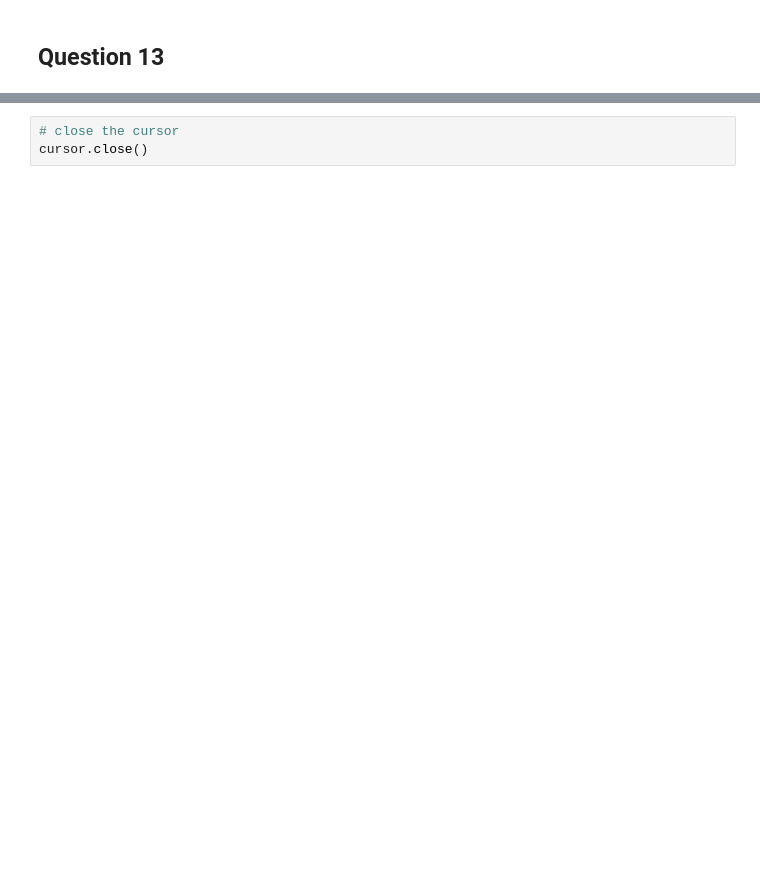
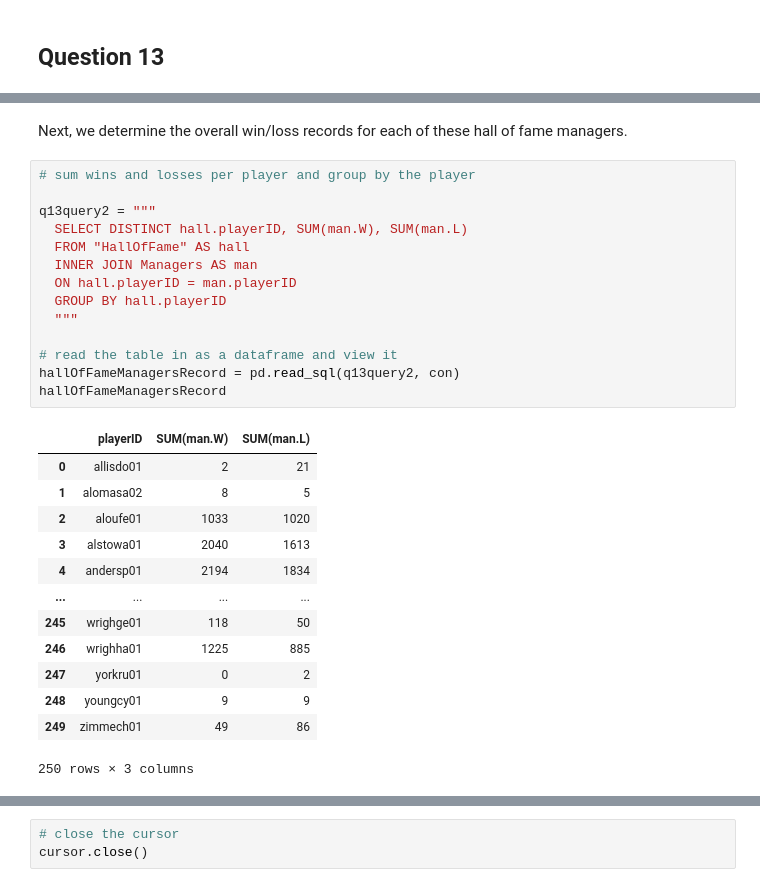
Before and after one commit to solivagvs/stat554hw05, a Jupyter notebook: sandorHW05.ipynb, the cells around one changed output, grey strips where cells are left out. Cells and saved outputs as stored; diff of their text form; blank space fills up the shorter version.

```diff
--- a/sandorHW05.ipynb
+++ b/sandorHW05.ipynb
@@ -304,0 +341,30 @@ Warning: total number of rows (83980) exceeds max_rows (20000). Limiting to firs
+# %% [markdown]
+Next, we determine the overall win/loss records for each of these hall of fame managers.
+# %%
+# sum wins and losses per player and group by the player
+
+q13query2 = """
+  SELECT DISTINCT hall.playerID, SUM(man.W), SUM(man.L)
+  FROM "HallOfFame" AS hall
+  INNER JOIN Managers AS man
+  ON hall.playerID = man.playerID
+  GROUP BY hall.playerID
+  """
+
+# read the table in as a dataframe and view it
+hallOfFameManagersRecord = pd.read_sql(q13query2, con)
+hallOfFameManagersRecord
+# %% [output]
+|  | playerID | SUM(man.W) | SUM(man.L) |
+| 0 | allisdo01 | 2 | 21 |
+| 1 | alomasa02 | 8 | 5 |
+| 2 | aloufe01 | 1033 | 1020 |
+| 3 | alstowa01 | 2040 | 1613 |
+| 4 | andersp01 | 2194 | 1834 |
+| ... | ... | ... | ... |
+| 245 | wrighge01 | 118 | 50 |
+| 246 | wrighha01 | 1225 | 885 |
+| 247 | yorkru01 | 0 | 2 |
+| 248 | youngcy01 | 9 | 9 |
+| 249 | zimmech01 | 49 | 86 |
+250 rows × 3 columns
```
Also changed, not shown: parts of 12 cells of this notebook.
